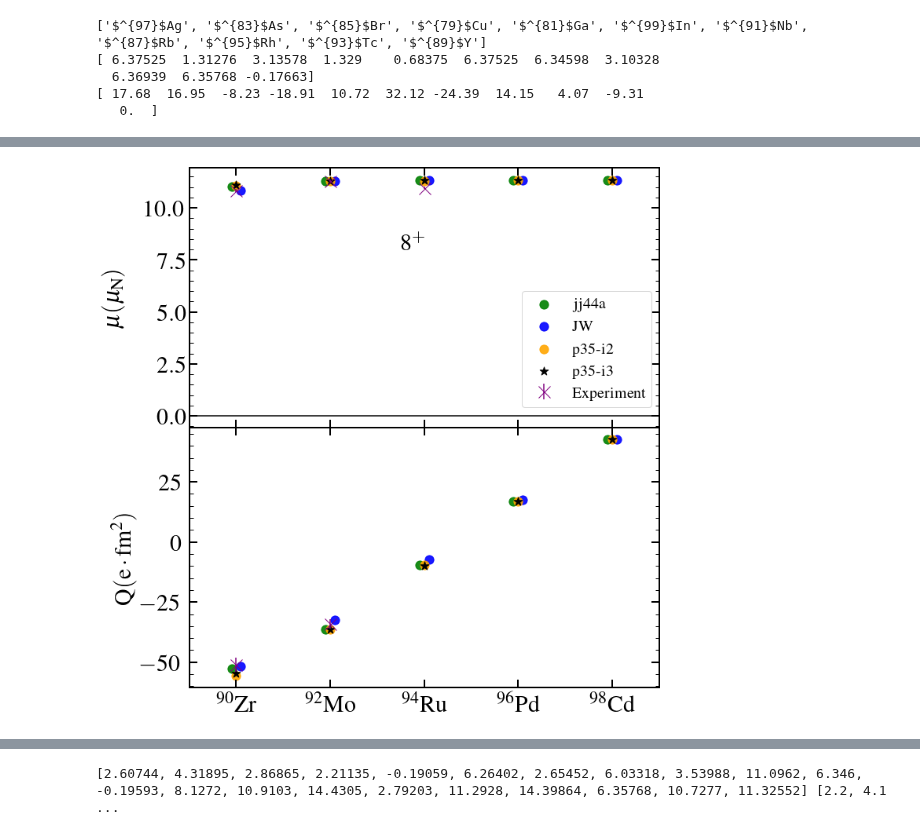
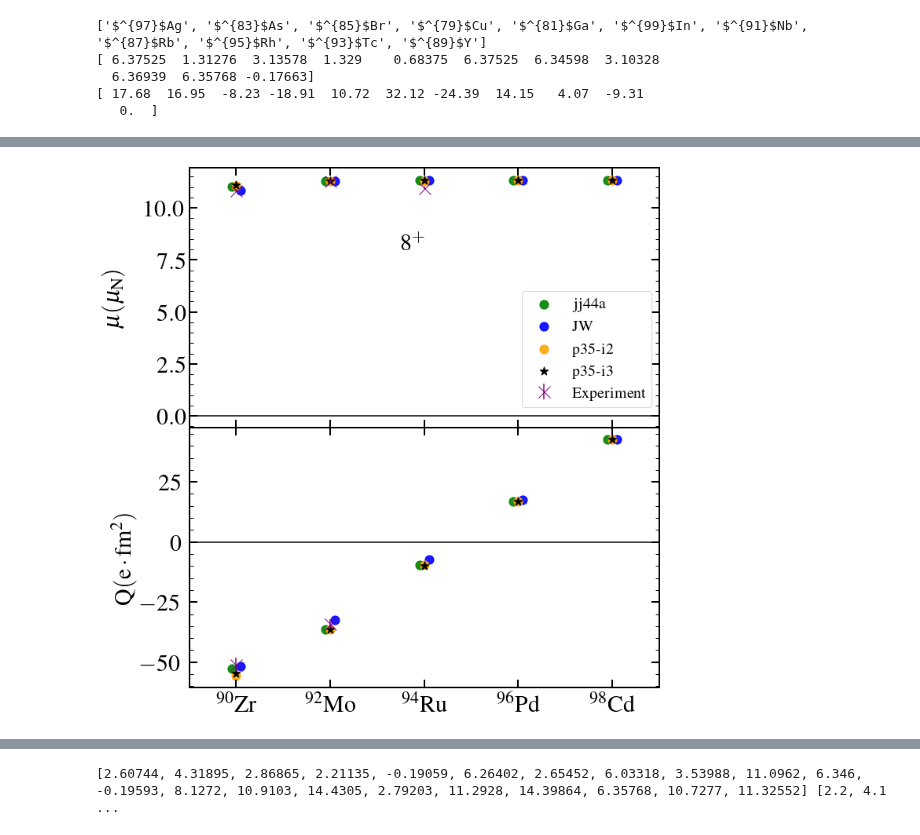
Before and after one commit to JordanPurcell/Research, a Jupyter notebook: plots/EM_properties.ipynb, the cells around one changed output, grey strips where cells are left out. Cells and saved outputs as stored; diff of their text form; code cells hidden in the pictures.

```diff
--- a/plots/EM_properties.ipynb
+++ b/plots/EM_properties.ipynb
@@ -322,39 +329,40 @@ xodd = [i for i in range(A_odd[0]-1, A_odd[len(A_odd)-1]+2)]
 xeven = [i for i in range(A_even[0]-1, A_even[len(A_even)-1]+3)]
 ax[1][0].set_xlim(89,99)
 ax[0][0].plot(xeven, np.zeros(len(xeven)), color='black', linestyle='solid')
+ax[1][0].plot(xeven, np.zeros(len(xeven)), color='black', linestyle='solid')
 
 ax[0][0].scatter([m8_A[i] - 0.1 for i in range(len(m8_A))], even_mu8[0], color='green', s = 125, label='jj44a', alpha=0.9)
 ax[0][0].scatter([m8_A[i] + 0.1 for i in range(len(m8_A))], even_mu8[1], color='blue',  s = 125, label='JW', alpha=0.9)
 ax[0][0].scatter(m8_A, even_mu8[2], color='orange', s = 125, label='p35-i2', alpha=0.9)
 ax[0][0].scatter(m8_A, even_mu8[3], color='black', marker='*', s = 125, label='p35-i3')
 ax[0][0].errorbar([90, 92, 94], [10.84, 11.30, 10.97], yerr=[0.06, 0.05, 0.06],
                     fmt='x', mfc='purple', mec='purple', ecolor='purple', ms=15, label='Experiment')
 
 ax[1][0].scatter([m8_A[i] - 0.1 for i in range(len(m8_A))], even_Q8[0], color='green', s = 125, label='jj44a', alpha=0.9)
 ax[1][0].scatter([m8_A[i] + 0.1 for i in range(len(m8_A))], even_Q8[1], color='blue',  s = 125, label='JW', alpha=0.9)
 ax[1][0].scatter(m8_A, even_Q8[2], color='orange', s = 125, label='p35-i2', alpha=0.9)
 ax[1][0].scatter(m8_A, even_Q8[3], color='black', marker='*', s = 125, label='p35-i3')
 ax[1][0].errorbar([90, 92], [-51, -34], yerr=[3, 2],
                     fmt='x', mfc='purple', mec='purple', ecolor='purple', ms=15, label='Experiment')
 
 ax[0][0].tick_params(which="major", direction="in", right=True, top=True, length=10, width=2, labelsize=30)
 ax[0][0].tick_params(which="minor", direction="in", right=True, top=True, length=5, width=1, labelsize=30)
 ax[1][0].tick_params(which="major", direction="in", right=True, top=True, length=10, width=2, labelsize=30, pad = 10)
 ax[1][0].tick_params(which="minor", direction="in", right=True, top=True, length=5, width=1, labelsize=30)
 
 ax[0][0].set_ylabel('$\mathrm{\mu(\mu_{N})}$', labelpad=25, fontsize=30)
 ax[1][0].set_ylabel('$\mathrm{Q(e \cdot fm^2)}$', fontsize=30)
 
 ax[0][0].text(93.5, 8, '8$^{+}$', fontsize = 30)
 ax[0][0].legend(fontsize=20, bbox_to_anchor=(1, 0.05), loc="lower right").set_alpha(1)
 
 plt.tight_layout()
 plt.subplots_adjust(wspace=0, hspace=0)
 ax[0][0].minorticks_on()
 ax[1][0].minorticks_on()
 plt.show()
 # %% [output]
-[figure, old version]
+[figure, new version]
 # %%
 #f, ax = plt.subplots(3,2, sharex='col', sharey='row', gridspec_kw={'width_ratios': [2, 1]})
 f, ax = plt.subplots(2,3, sharex='col', sharey='row', gridspec_kw={'width_ratios':[6,6,5]})
```
Also changed, not shown: parts of 6 cells of this notebook, 5 other files.
